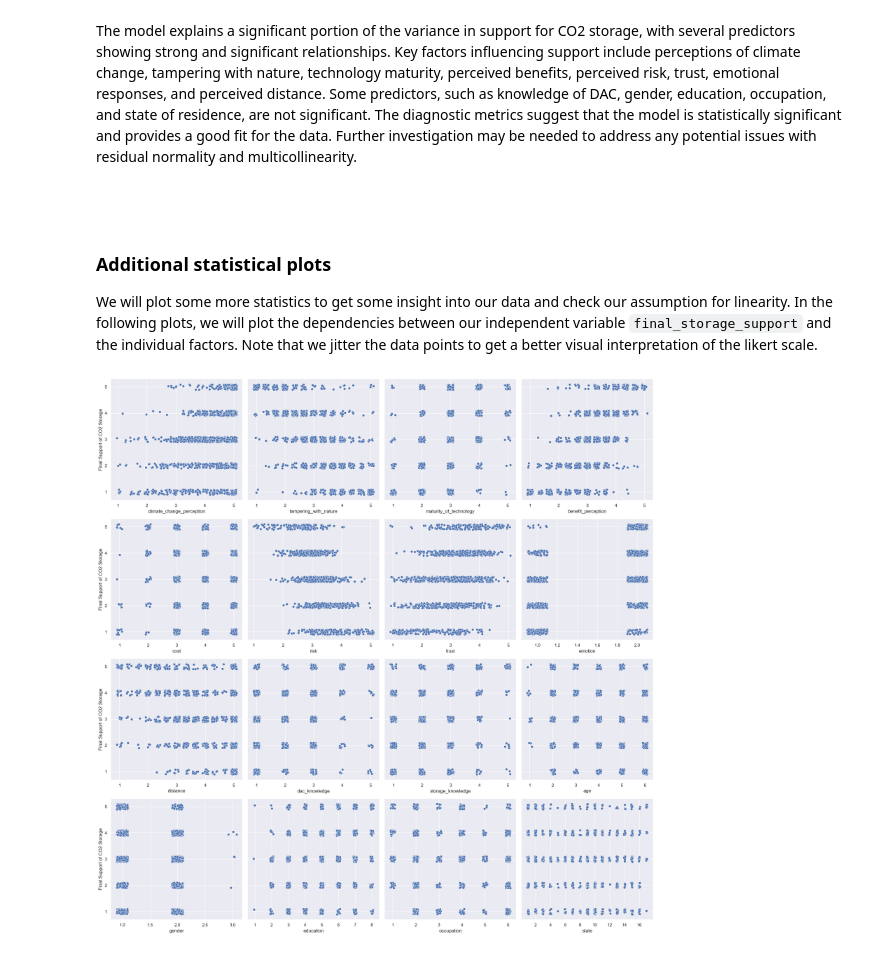
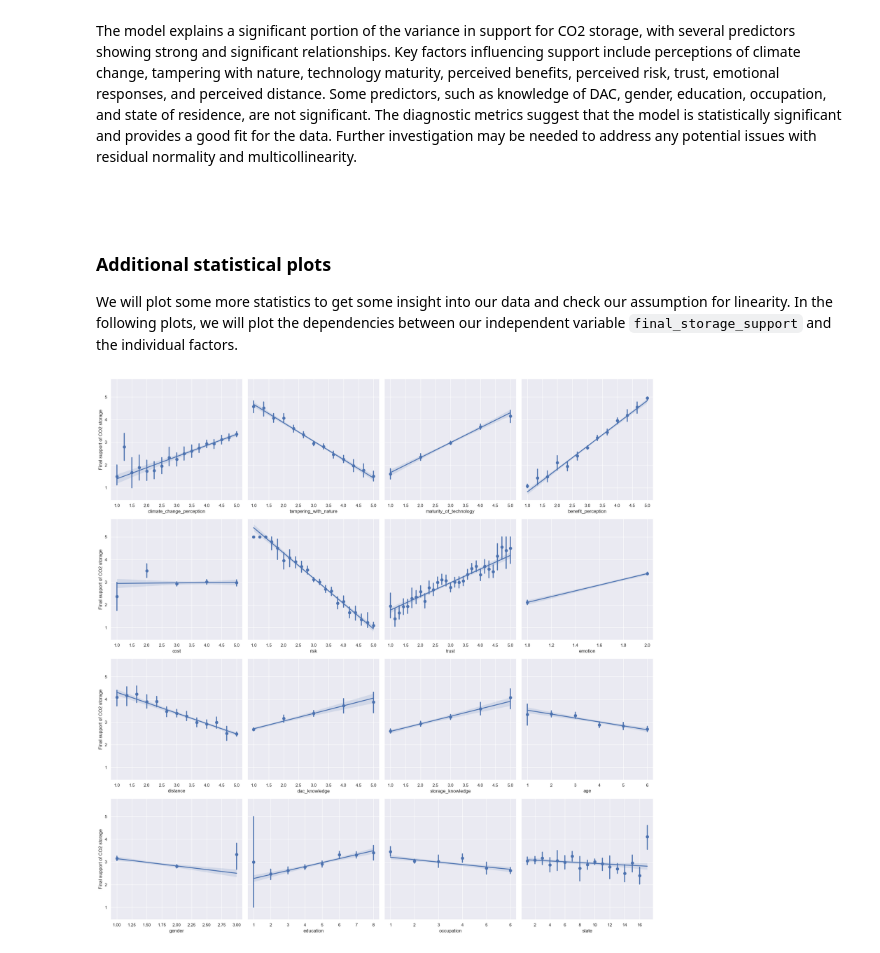
Before and after one commit to climate-service-center/dacstore, a Jupyter notebook: docs/model.ipynb, the cells around one changed output. Drawn from its saved outputs; the diff is of its cells as text; code cells hidden in the pictures.

Commit message:
some updates in liner plots

```diff
--- a/docs/model.ipynb
+++ b/docs/model.ipynb
@@ -287,24 +289,18 @@ We will plot some more statistics to get some insight into our data and check ou
 fig, axes = plt.subplots(4, 4, figsize=(20, 20), sharex=False, sharey=True)
 axes = axes.flatten()
 
-# Add jitter to the Likert scale data
-
-
-def add_jitter(series, noise_level=0.1):
-    return series + np.random.uniform(-noise_level, noise_level, size=series.shape)
-
-
 # Plot each scatter plot in the grid
 for i, column in enumerate(X.columns):
-    # Scatter plots
-    sns.scatterplot(
-        x=add_jitter(df[column]), y=add_jitter(df["final_dac_support"]), ax=axes[i]
+    sns.regplot(
+        y=df["final_dac_support"], x=df[column], x_estimator=np.mean, ax=axes[i]
     )
-    # if i % 4 == 0:
-    axes[i].set_ylabel("Final DAC Support")
-    # plt.xlabel(column)
+    if i % 4 == 0:
+        axes[i].set_ylabel("Final DAC")
+    else:
+        axes[i].set_ylabel(None)
 
-plt.ylabel("Final DAC Support")
 plt.tight_layout()
 fig.savefig("../results/dac/final_dac_support_dependencies.png")
+plt.show()
+plt.close()
 # %% [output]
@@ -431,34 +429,28 @@ The model explains a significant portion of the variance in support for CO2 stor
 # %% [markdown]
 ### Additional statistical plots
 
-We will plot some more statistics to get some insight into our data and check our assumption for linearity. In the following plots, we will plot the dependencies between our independent variable `final_storage_support` and the individual factors. Note that we jitter the data points to get a better visual interpretation of the likert scale.
+We will plot some more statistics to get some insight into our data and check our assumption for linearity. In the following plots, we will plot the dependencies between our independent variable `final_storage_support` and the individual factors.
 # %%
 # Create a 4x4 panel plot
 fig, axes = plt.subplots(4, 4, figsize=(20, 20), sharex=False, sharey=True)
 axes = axes.flatten()
 
-# Add jitter to the Likert scale data
-
-
-def add_jitter(series, noise_level=0.1):
-    return series + np.random.uniform(-noise_level, noise_level, size=series.shape)
-
-
 # Plot each scatter plot in the grid
 for i, column in enumerate(X.columns):
-    # Scatter plots
-    sns.scatterplot(
-        x=add_jitter(df[column]), y=add_jitter(df["final_storage_support"]), ax=axes[i]
+    sns.regplot(
+        y=df["final_storage_support"], x=df[column], x_estimator=np.mean, ax=axes[i]
     )
-    # if i % 4 == 0:
-    axes[i].set_ylabel("Final Support of CO2 Storage")
-    # plt.xlabel(column)
+    if i % 4 == 0:
+        axes[i].set_ylabel("Final support of CO2 storage")
+    else:
+        axes[i].set_ylabel(None)
 
-plt.ylabel("Final DAC Support")
 plt.tight_layout()
 fig.savefig("../results/co2_storage/final_storage_support_dependencies.png")
+plt.show()
+plt.close()
 # %% [output]
-[figure, old version]
+[figure, new version]
 # %%
 # Extract residuals
 residuals = model.resid
```
Also changed, not shown: parts of 7 cells of this notebook, 2 other files.
